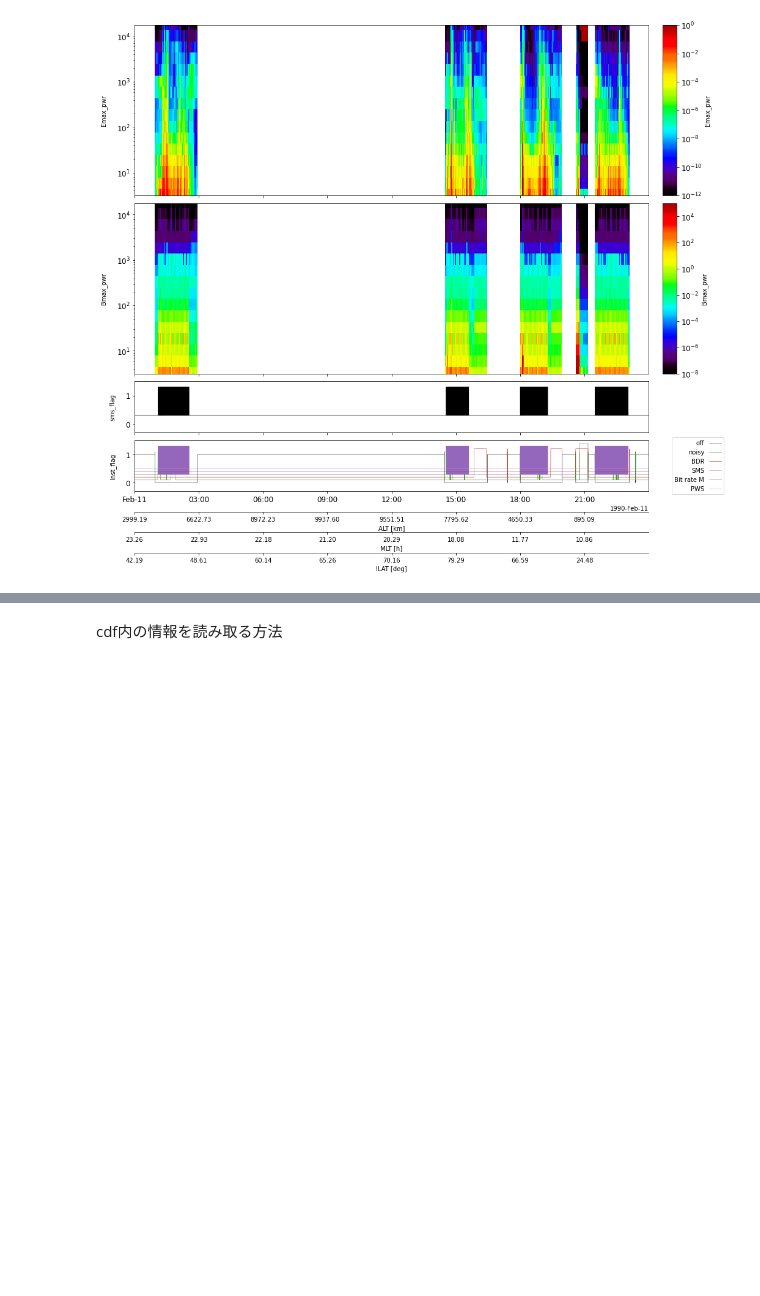
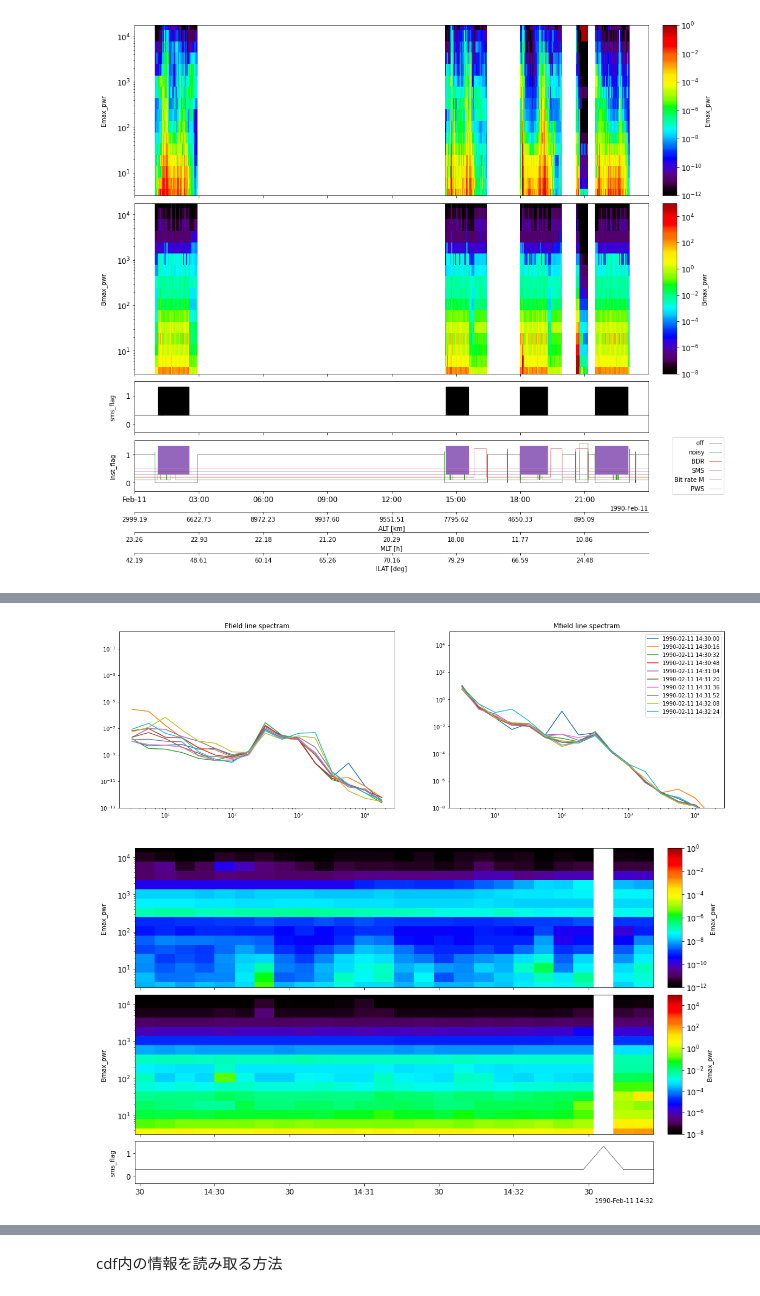
Before and after one commit to shuji-onosawa/Akebono_analysis_old, a Jupyter notebook: VLF_mca/Akebono_analysis.ipynb, the cells around one changed output, grey strips where cells are left out. Drawn from its saved outputs; the diff is of its cells as text; code cells hidden in the pictures; blank space fills up the shorter version.

```diff
--- a/VLF_mca/Akebono_analysis.ipynb
+++ b/VLF_mca/Akebono_analysis.ipynb
@@ -54,32 +54,61 @@ tplot(['Emax_pwr','Bmax_pwr', 'Inst_flag'],  var_label= ['ALT', 'MLT', 'ILAT'],
 # %%
 import load
 import pyspedas
 import pytplot
 import matplotlib.pyplot as plt
+from pytplot.MPLPlotter.tplot import tplot
 
-load.mca(trange = ['1990-02-11', '1990-02-12'],del_invalid_data=['off', 'SMS'])
+trange = ['1990-2-11', '1990-2-12']
+load.mca(trange = trange, del_invalid_data=['off', 'SMS'])
 Emax_tvar = get_data('Emax_pwr')
 Bmax_tvar = get_data('Bmax_pwr')
+
 postgap = get_data('PostGap')
 postgap_array = np.empty([postgap.y.size, 6])
-
 for i in range(postgap.y.size):
     postgap_str = format(postgap.y[i], '08b')
     #"off"               "noisy",             "BDR",               "SMS",               "Bit rate",          "PWS",
     postgap_array[i][0], postgap_array[i][1], postgap_array[i][2], postgap_array[i][3], postgap_array[i][4], postgap_array[i][5] = \
-    int(postgap_str[7]), int(postgap_str[6]), int(postgap_str[3]), int(postgap_str[2]), int(postgap_str[1]), int(postgap_str[0])
+    int(postgap_str[7]), int(postgap_str[6])+0.1, int(postgap_str[3])+0.2, int(postgap_str[2])+0.3, int(postgap_str[1])+0.4, int(postgap_str[0])+0.5
 
-sms_flag_array = postgap_array.T[3]
+store_data('Inst_flag', data = {'x':postgap.times, 'y':postgap_array})
+store_data('sms_flag', data={'x':postgap.times, 'y':postgap_array.T[3]})
+#set yaxis option "legend_location" as "spedas"
+#a = pytplot.data_quants['Inst_flag']
+#a.attrs['plot_options']['yaxis_opt']['legend_location'] = 'spedas'
+options(['Inst_flag', 'sms_flag'], opt_dict={'yrange':[-0.3, 1.5], 'panel_size':0.3})
+options('Inst_flag', opt_dict={'legend_names':['off', 'noisy', 'BDR', 'SMS', 'Bit rate M', 'PWS'], 'legend_location':'spedas'})
 
 start_time = pyspedas.time_double(['1990-02-11'])
 
 #no sms interference
-hr, tens_of_min = 14, 3 #min shuld be 0, 1, 2, 3, 4 or 5
+hr, tens_of_min = 14, 3 #min shuld be 0, 1, 2, 3, 4 or 5 + 0, 0.2, 0.4, 0.6, 0.8
 slice_time_index = 450*hr + 75*tens_of_min
-slice_time = start_time + slice_time_index * 8
+slice_time = start_time[0] + slice_time_index * 8
 
-fig = plt.figure(12, 12)
-ax = fig.add_subplot(111)
+fig = plt.figure(figsize=[20, 6])
+ax1 = fig.add_subplot(121)
+ax2 = fig.add_subplot(122)
+
 for i in range(10):
-    ax.plot(Emax_tvar.v, Emax_tvar.y[slice_time_index+i*2], label = pyspedas.time_string(slice_time_index+i*2*8, fmt = '%Y-%m-%d %H:%M:%S'))
-ax.set_title('Line spectram')
+    ax1.plot(Emax_tvar.v, Emax_tvar.y[slice_time_index+i*2], label = pyspedas.time_string(slice_time+i*2*8, fmt = '%Y-%m-%d %H:%M:%S'))
+    ax2.plot(Bmax_tvar.v, Bmax_tvar.y[slice_time_index+i*2], label = pyspedas.time_string(slice_time+i*2*8, fmt = '%Y-%m-%d %H:%M:%S'))
+ax1.set_yscale('log')
+ax1.set_xscale('log')
+ax1.set_title('Efield line spectram')
+ax1.set_ylim(1e-13, 2)
+
+ax2.set_yscale('log')
+ax2.set_xscale('log')
+ax2.set_title('Mfield line spectram')
+ax2.set_ylim(1e-8, 1e5)
+ax2.legend()
+
+options('Emax_pwr', opt_dict={'spec':1, 'ylog':1, 'zlog':1, 'zrange':[1e-12, 1]})
+options('Bmax_pwr', opt_dict={'spec':1, 'ylog':1, 'zlog':1, 'zrange':[1e-8, 1e5]})
+
+pytplot.tlimit([slice_time-32, slice_time+22*8])
+tplot(['Emax_pwr','Bmax_pwr', 'sms_flag'], xsize=16)
+# %% [output]
+[figure, added]
+[figure, added]
```
Also changed, not shown: parts of 2 cells of this notebook, 1 other file.
